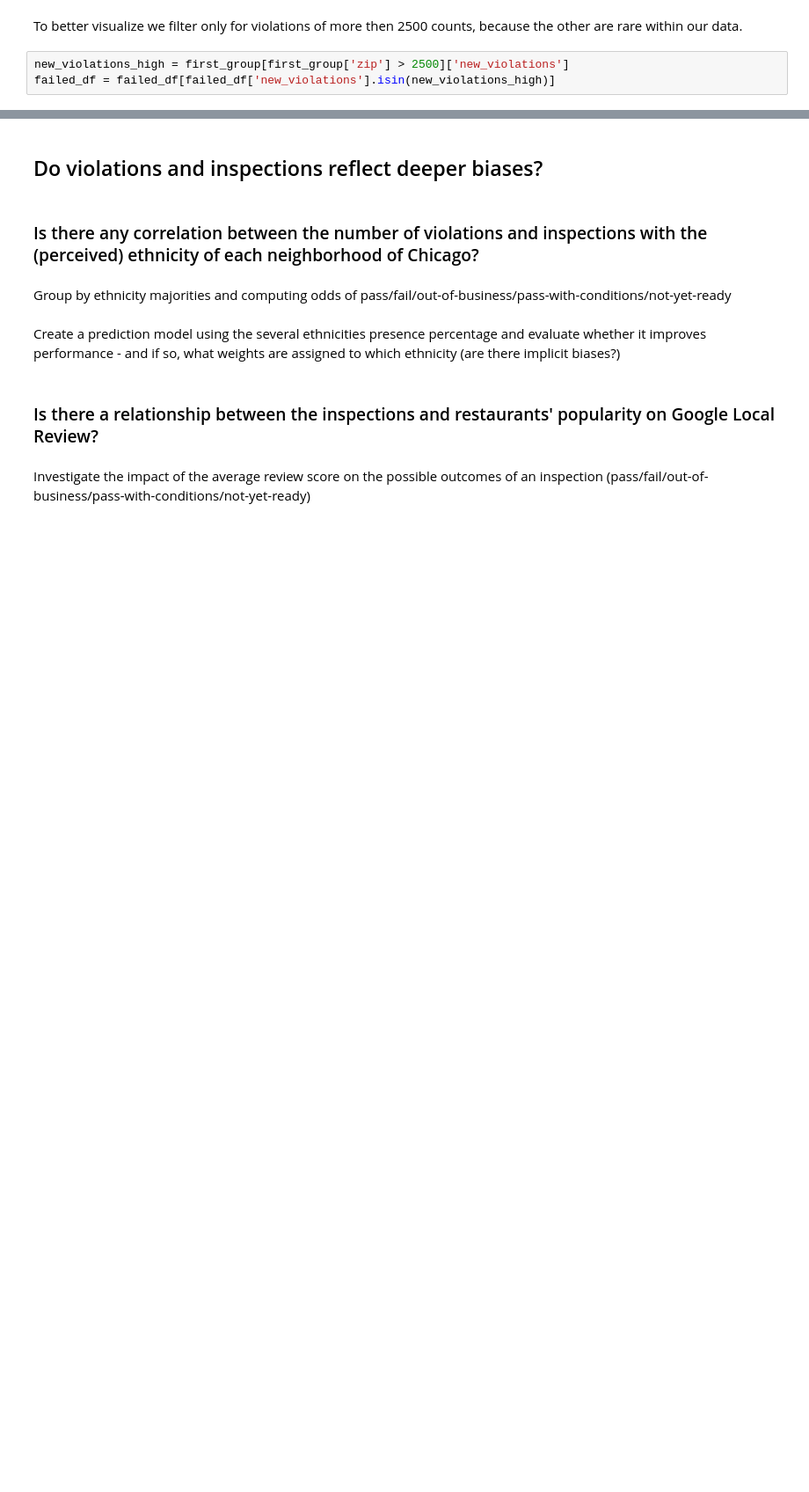
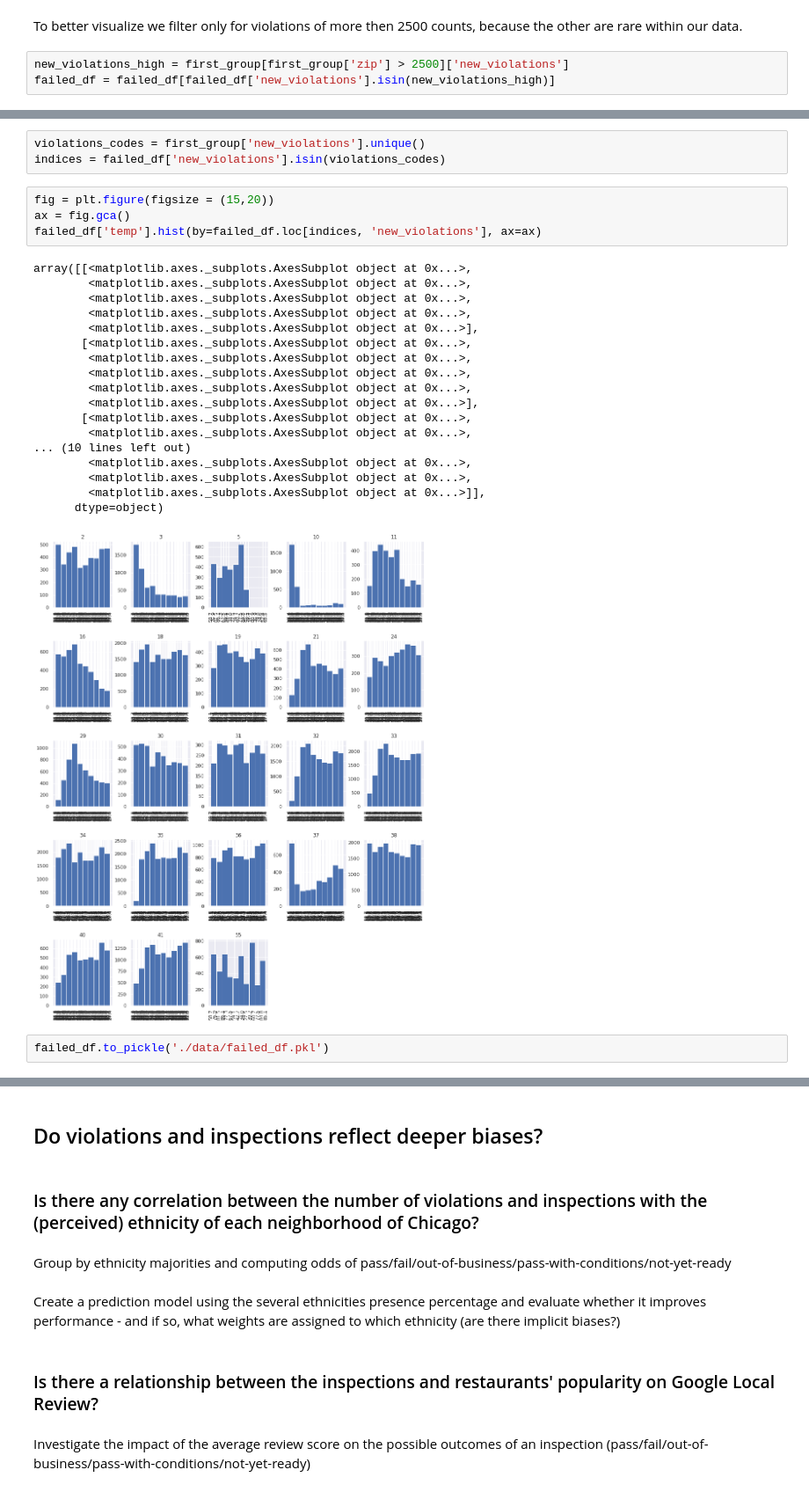
Before and after one commit to MNabegh/ADAknow, a Jupyter notebook: analysis.ipynb, the cells around one changed output, grey strips where cells are left out. Shown at 88% size. Drawn from its saved outputs; the diff is of its cells as text; blank space fills up the shorter version.

```diff
--- a/analysis.ipynb
+++ b/analysis.ipynb
@@ -1743,0 +1773,28 @@ sns.barplot(x='new_violations', y='zip', data=first_group.sort_values('zip', asc
+# %%
+violations_codes = first_group['new_violations'].unique()
+indices = failed_df['new_violations'].isin(violations_codes)
+# %%
+fig = plt.figure(figsize = (15,20))
+ax = fig.gca()
+failed_df['temp'].hist(by=failed_df.loc[indices, 'new_violations'], ax=ax)
+# %% [output]
+array([[<matplotlib.axes._subplots.AxesSubplot object at 0x...>,
+        <matplotlib.axes._subplots.AxesSubplot object at 0x...>,
+        <matplotlib.axes._subplots.AxesSubplot object at 0x...>,
+        <matplotlib.axes._subplots.AxesSubplot object at 0x...>,
+        <matplotlib.axes._subplots.AxesSubplot object at 0x...>],
+       [<matplotlib.axes._subplots.AxesSubplot object at 0x...>,
+        <matplotlib.axes._subplots.AxesSubplot object at 0x...>,
+        <matplotlib.axes._subplots.AxesSubplot object at 0x...>,
+        <matplotlib.axes._subplots.AxesSubplot object at 0x...>,
+        <matplotlib.axes._subplots.AxesSubplot object at 0x...>],
+       [<matplotlib.axes._subplots.AxesSubplot object at 0x...>,
+        <matplotlib.axes._subplots.AxesSubplot object at 0x...>,
+... (10 lines left out)
+        <matplotlib.axes._subplots.AxesSubplot object at 0x...>,
+        <matplotlib.axes._subplots.AxesSubplot object at 0x...>,
+        <matplotlib.axes._subplots.AxesSubplot object at 0x...>]],
+      dtype=object)
+[figure, added]
+# %%
+failed_df.to_pickle('./data/failed_df.pkl')
```
Also changed, not shown: parts of 19 cells of this notebook, 7 other files.
